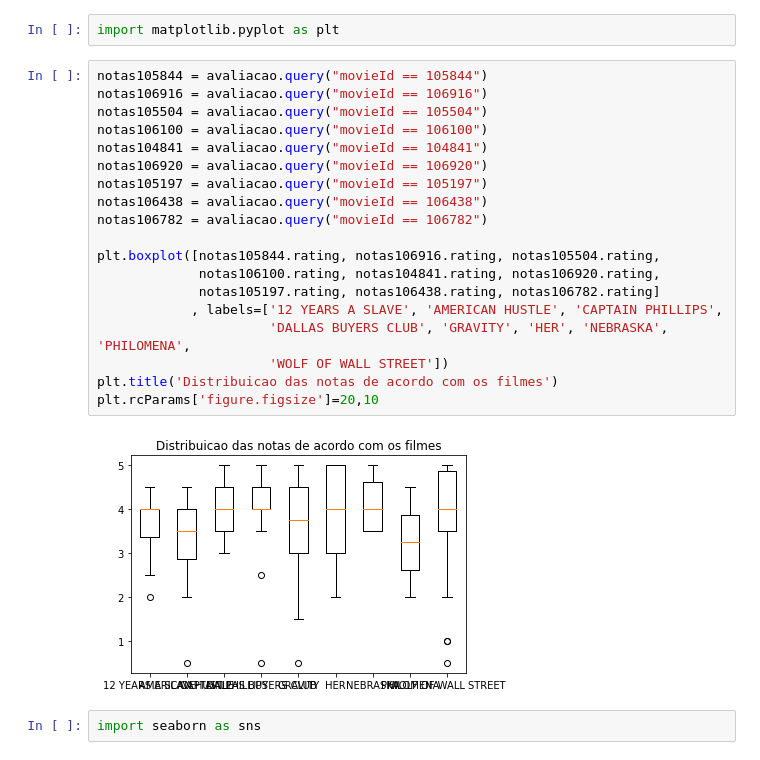
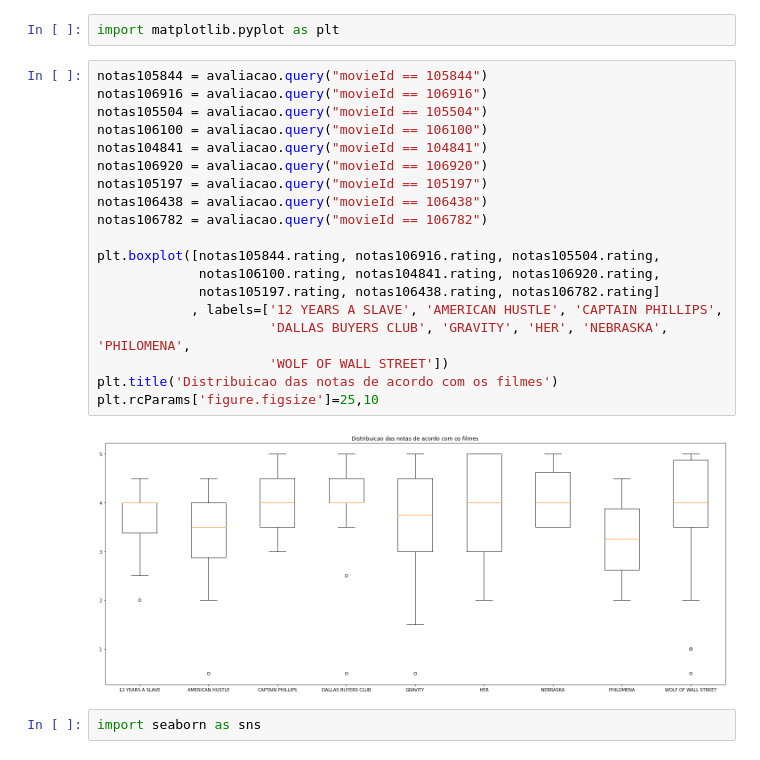
Before and after one commit to flaakira/Alura, a Jupyter notebook: Portfolio_Analisando_indicao_de_oscar_2014.ipynb, the cells around one changed output. Drawn from its saved outputs; the diff is of its cells as text.

```diff
--- a/Portfolio_Analisando_indicao_de_oscar_2014.ipynb
+++ b/Portfolio_Analisando_indicao_de_oscar_2014.ipynb
@@ -67,24 +67,24 @@ import matplotlib.pyplot as plt
 # %%
 notas105844 = avaliacao.query("movieId == 105844")
 notas106916 = avaliacao.query("movieId == 106916")
 notas105504 = avaliacao.query("movieId == 105504")
 notas106100 = avaliacao.query("movieId == 106100")
 notas104841 = avaliacao.query("movieId == 104841")
 notas106920 = avaliacao.query("movieId == 106920")
 notas105197 = avaliacao.query("movieId == 105197")
 notas106438 = avaliacao.query("movieId == 106438")
 notas106782 = avaliacao.query("movieId == 106782")
 
 plt.boxplot([notas105844.rating, notas106916.rating, notas105504.rating,
              notas106100.rating, notas104841.rating, notas106920.rating,
              notas105197.rating, notas106438.rating, notas106782.rating]
             , labels=['12 YEARS A SLAVE', 'AMERICAN HUSTLE', 'CAPTAIN PHILLIPS',
                       'DALLAS BUYERS CLUB', 'GRAVITY', 'HER', 'NEBRASKA', 'PHILOMENA',
                       'WOLF OF WALL STREET'])
 plt.title('Distribuicao das notas de acordo com os filmes')
-plt.rcParams['figure.figsize']=20,10
+plt.rcParams['figure.figsize']=25,10
 # %% [output]
-[figure, old version]
+[figure, new version]
 # %%
 import seaborn as sns
 # %%
```
Also changed, not shown: parts of 24 cells of this notebook.
